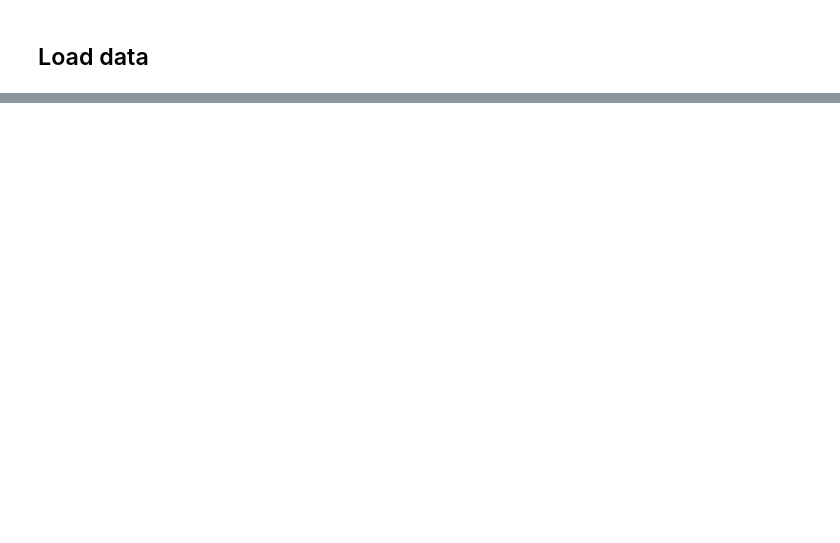
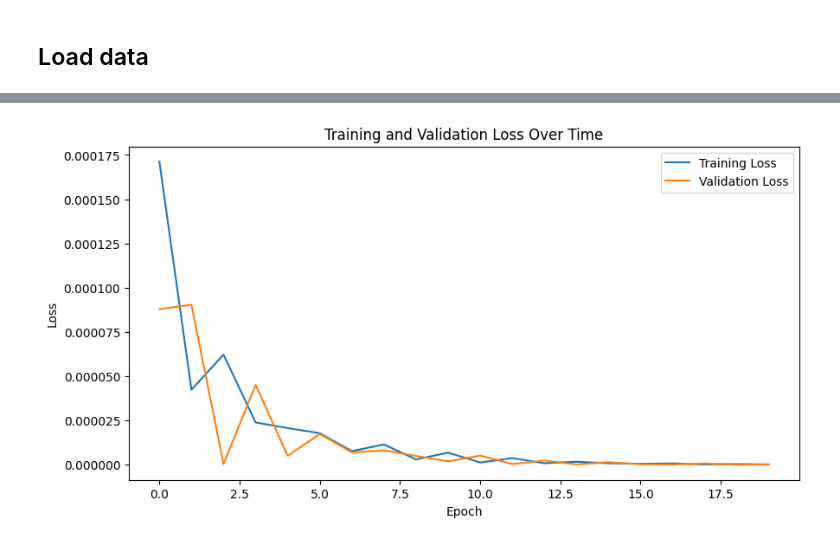
Before and after one commit to alvdef/spot_predictor, a Jupyter notebook: train.ipynb, the cells around one changed output, grey strips where cells are left out. Cells and saved outputs as stored; diff of their text form; code cells hidden in the pictures; blank space fills up the shorter version.

```diff
--- a/train.ipynb
+++ b/train.ipynb
@@ -11,7 +25,13 @@ def load_config(config_path) -> dict:
     with open(config_path, "r") as config_file:
         return yaml.safe_load(config_file)
 
-config = load_config("config.yaml")
 
-for key in ['training_start_date', 'training_end_date', 'validation_end_date', 'test_end_date']:
-    config[key] = pd.to_datetime(config[key]).tz_localize('UTC')
+CONFIG = load_config("config.yaml")
+
+for key in [
+    "training_start_date",
+    "training_end_date",
+    "validation_end_date",
+    "test_end_date",
+]:
+    CONFIG[key] = pd.to_datetime(CONFIG[key]).tz_localize("UTC")
@@ -119,0 +354,36 @@ print(general_df.head())
+# %%
+# Create validation and test data loaders
+X_train, y_train = create_sequences(training_df)
+X_val, y_val = create_sequences(validation_df)
+# %%
+# Define model parameters
+input_size = 1
+hidden_size = 50
+num_layers = 2
+output_size = CONFIG["prediction_length"]
+num_epochs = 20
+batch_size = 64
+learning_rate = 0.001
+
+# Create the model
+model = LSTMModel(input_size, hidden_size, num_layers, output_size)
+model.device = torch.device("mps" if torch.mps.is_available() else "cpu")
+model.to(model.device)
+
+# Define loss function and optimizer
+criterion = nn.MSELoss()
+optimizer = optim.Adam(model.parameters(), lr=learning_rate)
+
+# Reshape the input tensors to the expected shape (batch_size, sequence_length, input_size)
+X_train = X_train.reshape(-1, CONFIG["sequence_length"], input_size)
+X_val = X_val.reshape(-1, CONFIG["sequence_length"], input_size)
+
+train_loader = create_data_loader(X_train, y_train, batch_size)
+val_loader = create_data_loader(X_val, y_val, batch_size)
+
+train_losses, val_losses = train_model(
+    model, train_loader, val_loader, criterion, optimizer, num_epochs
+)
+
+plot_training_loss(train_losses, val_losses)
+# %% [output]
@@ -119,0 +407 @@ print(general_df.head())
+[figure, added]
```
Also changed, not shown: parts of 28 cells of this notebook, 9 other files.
